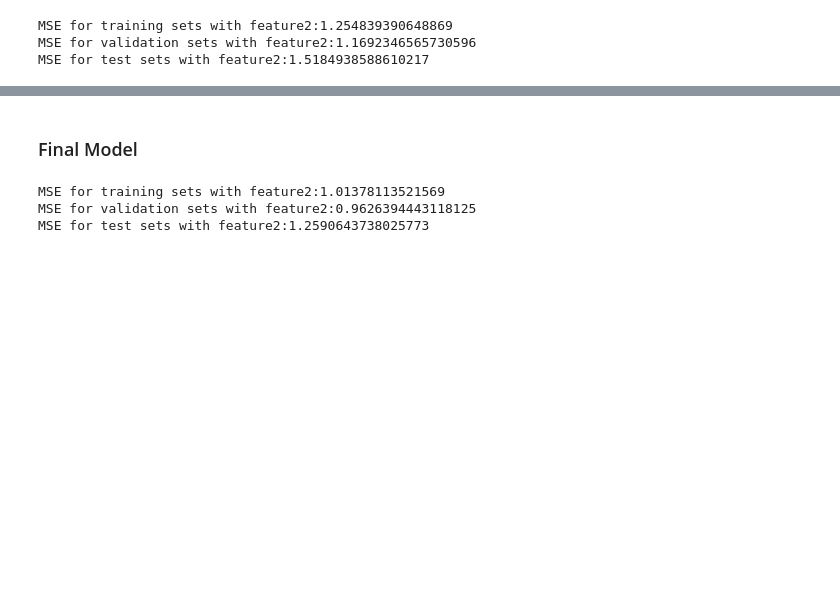
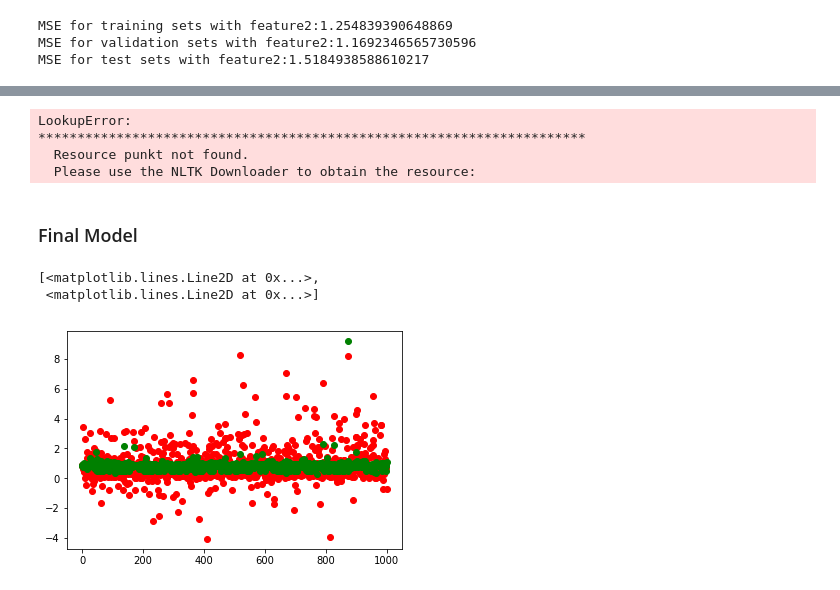
Before and after one commit to wkkmike/Linear_Regression_for_Reddit_Comment-, a Jupyter notebook: Project 1.ipynb, the cells around one changed output, grey strips where cells are left out. Drawn from its saved outputs; the diff is of its cells as text; code cells hidden in the pictures; blank space fills up the shorter version.

```diff
--- a/Project 1.ipynb
+++ b/Project 1.ipynb
@@ -365,3 +364,10 @@ plt.plot(y_val,'ro',estimation_3,'go')
+# %%
+preprocess_new_feature(data)
+# %% [output]
+LookupError:
+**********************************************************************
+  Resource punkt not found.
+  Please use the NLTK Downloader to obtain the resource:
 # %% [markdown]
 ### Final Model
 # %%
@@ -388,11 +394,11 @@ weight_f = closed_form(x_f_train, y_train)
 mse_f_train = mse(np.dot(x_f_train, weight_f), y_train)
 mse_f_val = mse(np.dot(x_f_val, weight_f), y_val)
 mse_f_test = mse(np.dot(x_f_test, weight_f), y_test)
-# %%
-print("MSE for training sets with final model:" + str(mse_f_train))
-print("MSE for validation sets with final model:" + str(mse_f_val))
-print("MSE for test sets with final model:" + str(mse_f_test))
-# %% [output]
-MSE for training sets with feature2:1.01378113521569
-MSE for validation sets with feature2:0.9626394443118125
-MSE for test sets with feature2:1.2590643738025773
+# %%
+estimation_f_train = np.dot(x_f_train,weight_f)
+estimation_f = np.dot(x_f_val,weight_f)
+plt.plot(y_val,'ro',estimation_60_f2,'go')
+# %% [output]
+[<matplotlib.lines.Line2D at 0x...>,
+ <matplotlib.lines.Line2D at 0x...>]
+[figure, added]
```
Also changed, not shown: parts of 5 cells of this notebook.
